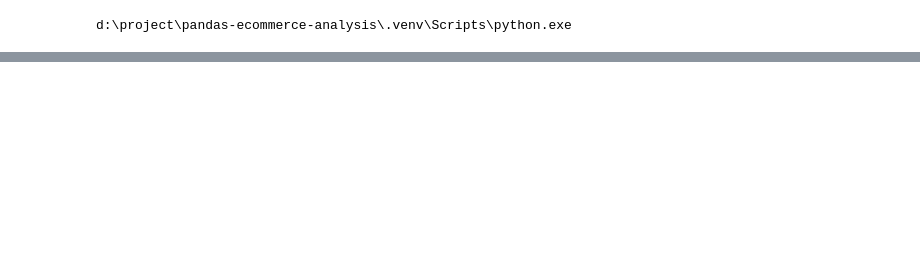
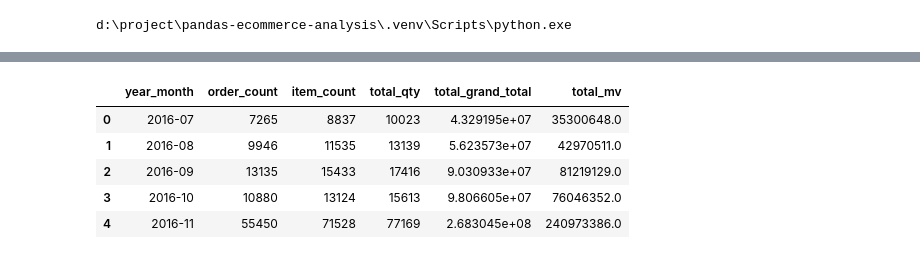
Before and after one commit to xy-226/pandas-ecommerce-analysis, a Jupyter notebook: notebooks/01_eda.ipynb, the cells around one changed output, grey strips where cells are left out. Drawn from its saved outputs; the diff is of its cells as text; code cells hidden in the pictures; blank space fills up the shorter version.

```diff
--- a/notebooks/01_eda.ipynb
+++ b/notebooks/01_eda.ipynb
@@ -31,0 +332,28 @@ d:\project\pandas-ecommerce-analysis\.venv\Scripts\python.exe
+# %%
+# 按 year_month 分组，统计每个月的核心指标
+# order_count：唯一订单数
+# item_count：订单明细行数
+# total_qty：总购买数量
+# total_grand_total：grand_total 总额
+# total_mv：mv 总额
+
+monthly_sales = (
+    df.groupby("year_month", as_index=False)
+      .agg(
+          order_count=("increment_id", "nunique"),
+          item_count=("item_id", "count"),
+          total_qty=("qty_ordered", "sum"),
+          total_grand_total=("grand_total", "sum"),
+          total_mv=("mv", "sum")
+      )
+      .sort_values("year_month")
+)
+
+monthly_sales.head()
+# %% [output]
+|  | year_month | order_count | item_count | total_qty | total_grand_total | total_mv |
+| 0 | 2016-07 | 7265 | 8837 | 10023 | 4.329195e+07 | 35300648.0 |
+| 1 | 2016-08 | 9946 | 11535 | 13139 | 5.623573e+07 | 42970511.0 |
+| 2 | 2016-09 | 13135 | 15433 | 17416 | 9.030933e+07 | 81219129.0 |
+| 3 | 2016-10 | 10880 | 13124 | 15613 | 9.806605e+07 | 76046352.0 |
+| 4 | 2016-11 | 55450 | 71528 | 77169 | 2.683045e+08 | 240973386.0 |
```
Also changed, not shown: parts of 27 cells of this notebook, 6 other files.
